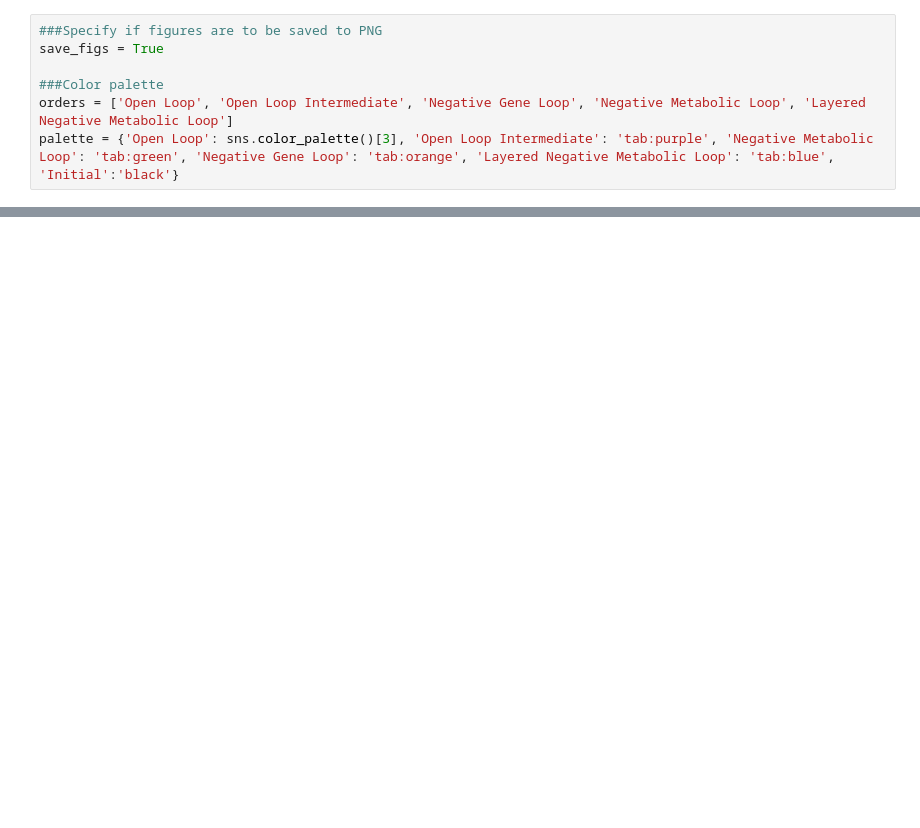
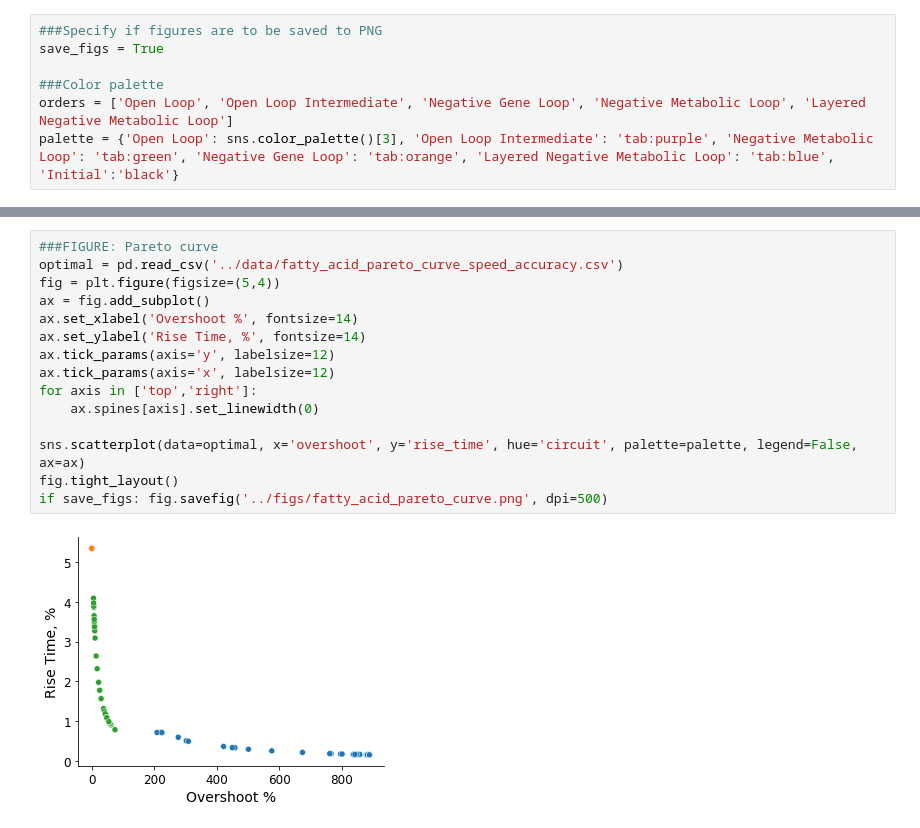
Before and after one commit to cjmerzbacher/bayesopt-dynamic-pathways, a Jupyter notebook: visualization/fatty_acid_viz.ipynb, the cells around one changed output, grey strips where cells are left out. Cells and saved outputs as stored; diff of their text form; blank space fills up the shorter version.

```diff
--- a/visualization/fatty_acid_viz.ipynb
+++ b/visualization/fatty_acid_viz.ipynb
@@ -148,0 +84,17 @@ for i in range(4):
+# %%
+###FIGURE: Pareto curve
+optimal = pd.read_csv('../data/fatty_acid_pareto_curve_speed_accuracy.csv')
+fig = plt.figure(figsize=(5,4))
+ax = fig.add_subplot()
+ax.set_xlabel('Overshoot %', fontsize=14)
+ax.set_ylabel('Rise Time, %', fontsize=14)
+ax.tick_params(axis='y', labelsize=12)
+ax.tick_params(axis='x', labelsize=12)
+for axis in ['top','right']:
+    ax.spines[axis].set_linewidth(0)
+
+sns.scatterplot(data=optimal, x='overshoot', y='rise_time', hue='circuit', palette=palette, legend=False, ax=ax)
+fig.tight_layout()
+if save_figs: fig.savefig('../figs/fatty_acid_pareto_curve.png', dpi=500)
+# %% [output]
+[figure, added]
```
Also changed, not shown: parts of 4 cells of this notebook, 21 other files.
